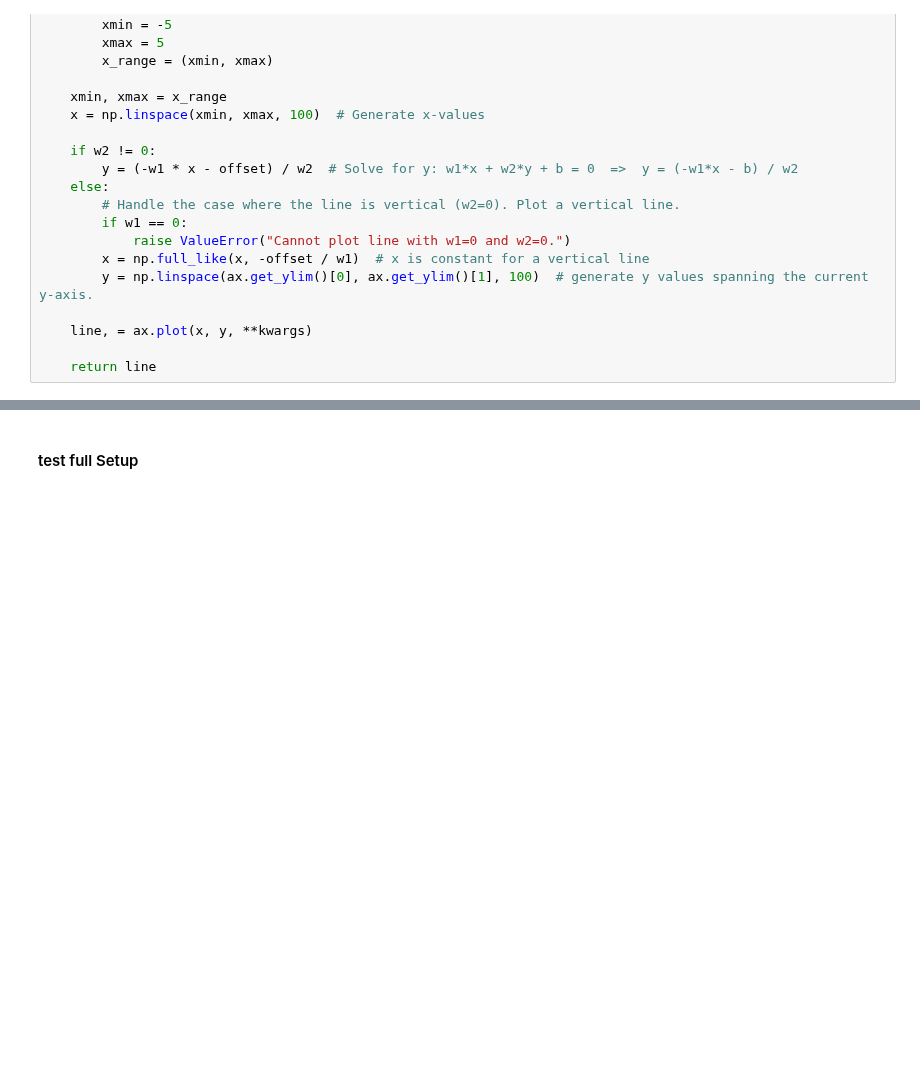
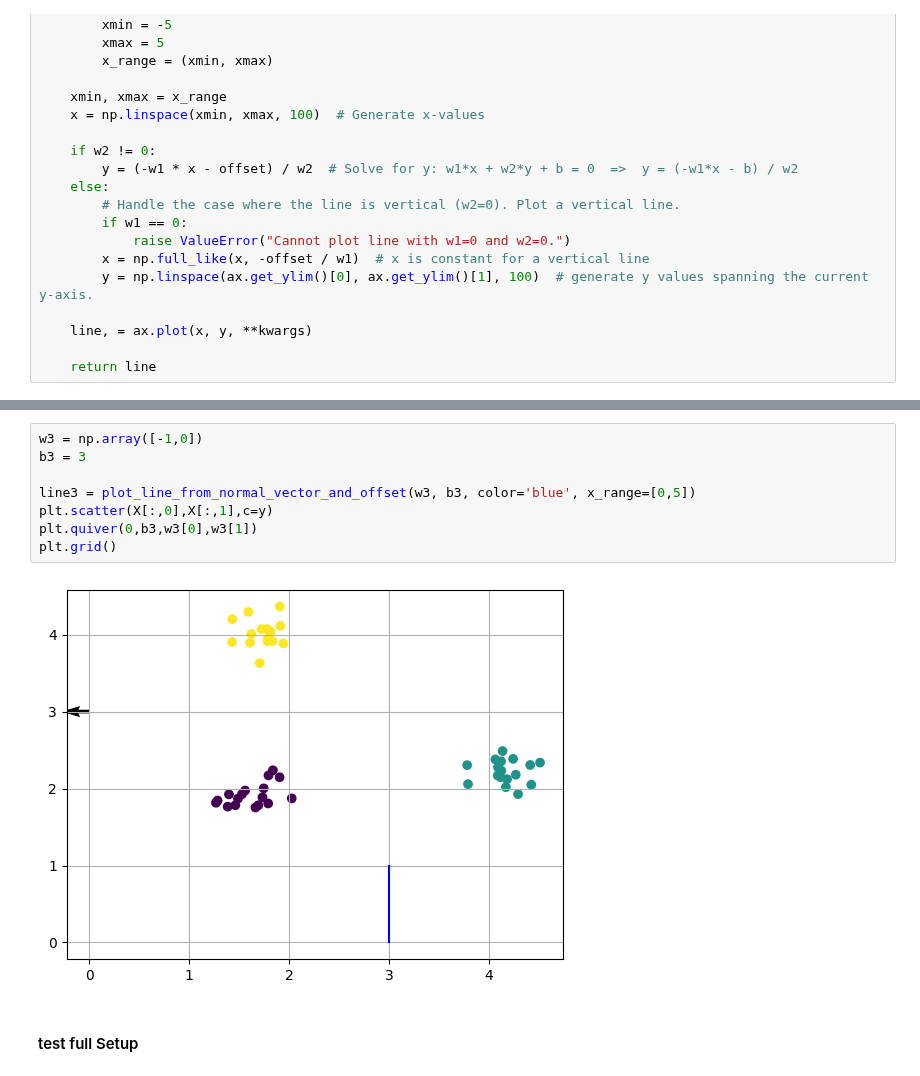
Before and after one commit to Mv0sKff/MyDeepLearning, a Jupyter notebook: week_2/Aufgabe_2_Multi_Class_Perceptrons.ipynb, the cells around one changed output, grey strips where cells are left out. Saved outputs shown, nothing was run; the diff lists cells and outputs as text; blank space fills up the shorter version.

```diff
--- a/week_2/Aufgabe_2_Multi_Class_Perceptrons.ipynb
+++ b/week_2/Aufgabe_2_Multi_Class_Perceptrons.ipynb
@@ -135,3 +119,13 @@ plt.grid()
+# %%
+w3 = np.array([-1,0])
+b3 = 3
+
+line3 = plot_line_from_normal_vector_and_offset(w3, b3, color='blue', x_range=[0,5])
+plt.scatter(X[:,0],X[:,1],c=y)
+plt.quiver(0,b3,w3[0],w3[1])
+plt.grid()
+# %% [output]
+[figure, added]
 # %% [markdown]
 #### test full Setup
 # %% [markdown]
```
Also changed, not shown: parts of 7 cells of this notebook.
